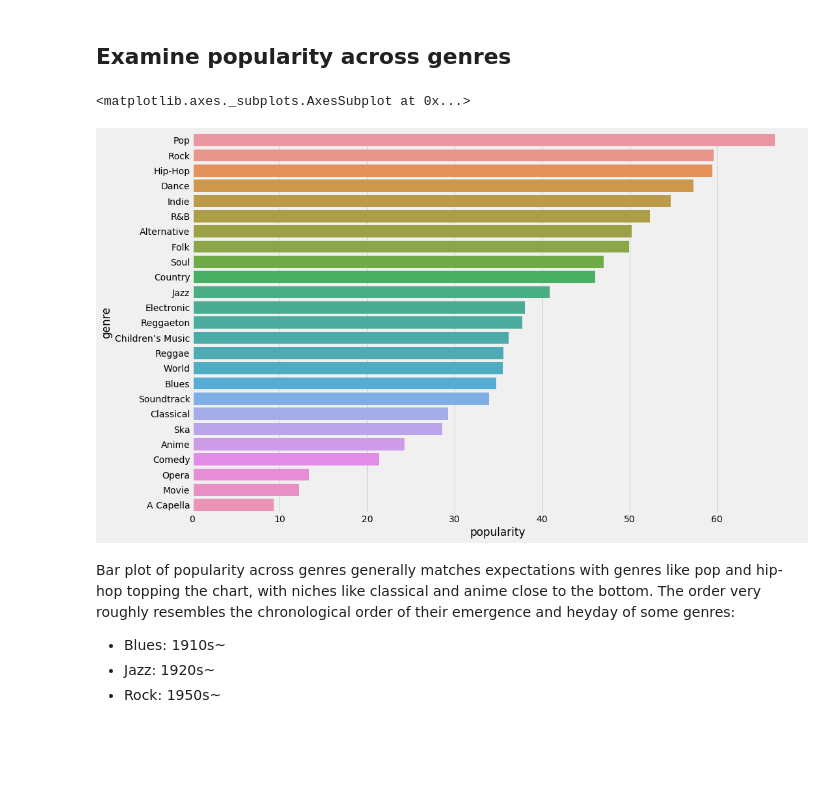
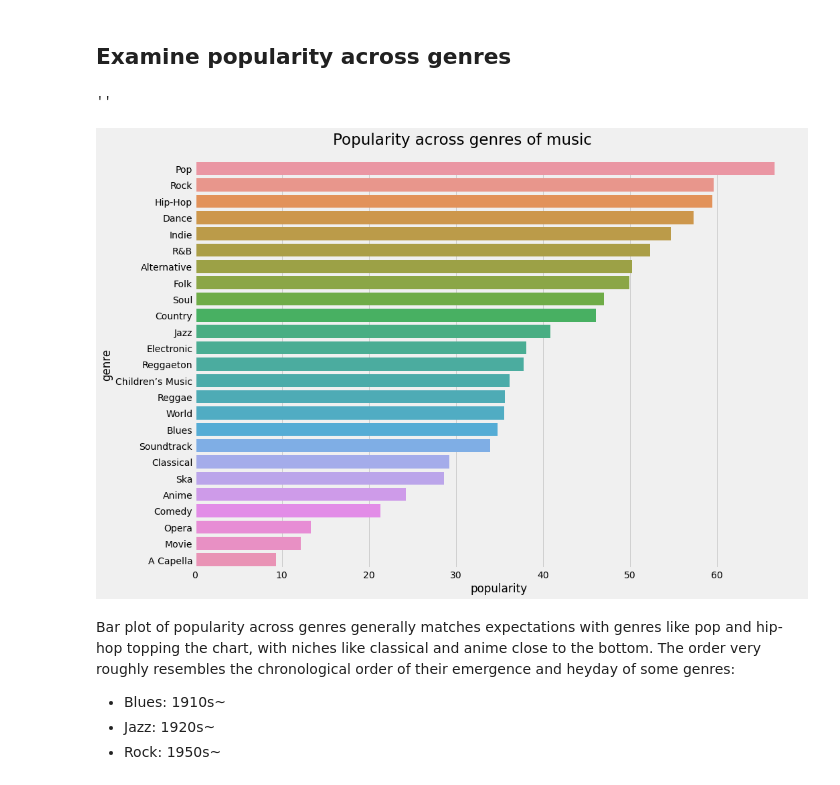
Before and after one commit to tangaw/Spotify-Tracks-Insights, a Jupyter notebook: src/spotifyTracksInsights.ipynb, the cells around one changed output. Cells and saved outputs as stored; diff of their text form; code cells hidden in the pictures; blank space fills up the shorter version.

```diff
--- a/src/spotifyTracksInsights.ipynb
+++ b/src/spotifyTracksInsights.ipynb
@@ -198,14 +196,19 @@ fig.savefig('./figure/numerical_variable_distributions.png')
 # %%
 df_pop = df[['genre', 'popularity']].groupby('genre') \
                                     .mean() \
                                     .sort_values(by='popularity', ascending=False) \
                                     .reset_index()
 
-plt.figure(figsize=(15,10))
-sns.barplot(y='genre', x='popularity', data=df_pop, orient='h')
+fig, ax = plt.subplots(figsize=(15,10))
+ax = sns.barplot(y='genre', x='popularity', data=df_pop, orient='h')
+ax.set_title('Popularity across genres of music',
+             size=23, x=0.44, y=1.03)
+fig.tight_layout()
+plt.savefig('./figure/popularity_by_genre.png')
+;
 # %% [output]
-<matplotlib.axes._subplots.AxesSubplot at 0x...>
+''
-[figure, old version]
+[figure, new version]
 # %% [markdown]
 Bar plot of popularity across genres generally matches expectations with genres like pop and hip-hop topping the chart, with niches like classical and anime close to the bottom. The order very roughly resembles the chronological order of their emergence and heyday of some genres:
 - Blues: 1910s~
```
Also changed, not shown: parts of 11 cells of this notebook, 4 other files.
